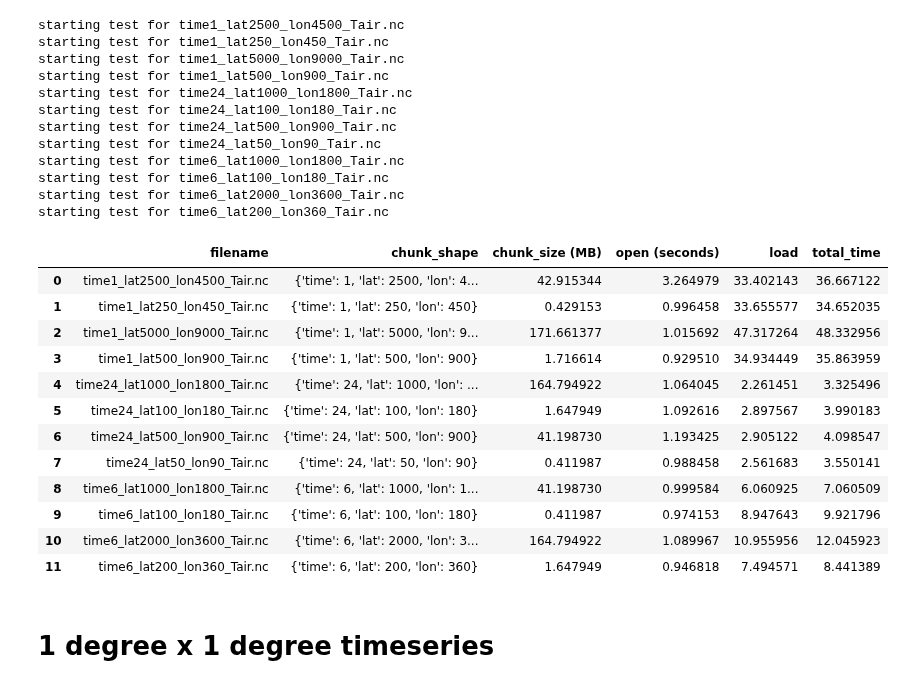
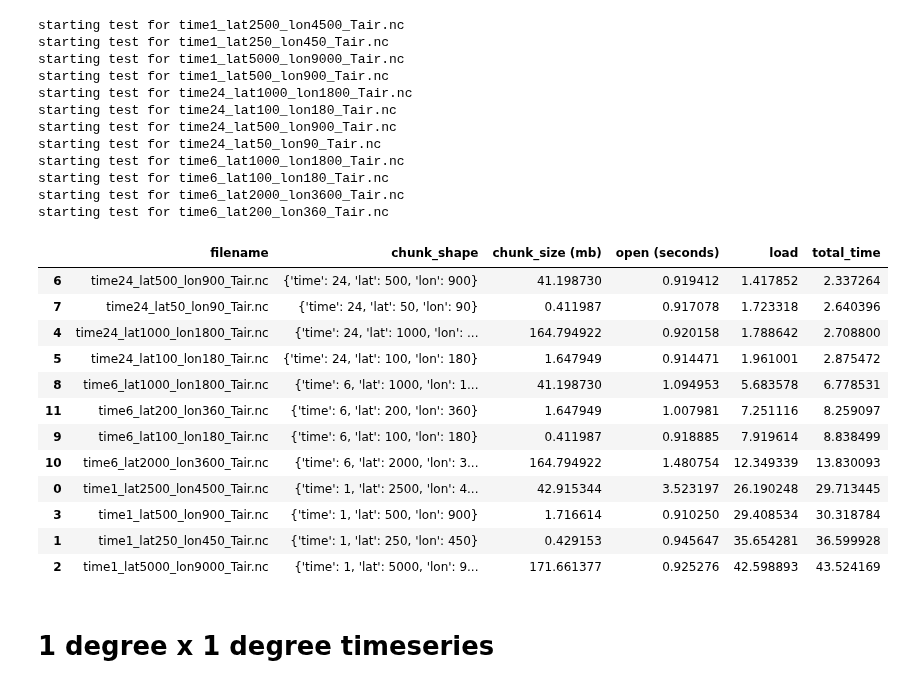
Before and after one commit to NASA-IMPACT/veda-odd, a Jupyter notebook: nldas_benchmarking/02_tests/timeseries_test.ipynb, the cells around one changed output. Drawn from its saved outputs; the diff is of its cells as text; code cells hidden in the pictures.

```diff
--- a/nldas_benchmarking/02_tests/timeseries_test.ipynb
+++ b/nldas_benchmarking/02_tests/timeseries_test.ipynb
@@ -5,7 +8,7 @@ from IPython.display import display, HTML
 
 import test_helpers
 # %%
-s3fsfs = s3fs.S3FileSystem()
+s3fsfs = s3fs.S3FileSystem(default_fill_cache=False)
 test_files = test_helpers.list_test_files(s3fsfs)
 # %% [markdown]
 # 0.01 degree x 0.01 degree timeseries
@@ -35,21 +38,21 @@ starting test for time6_lat100_lon180_Tair.nc
 starting test for time6_lat2000_lon3600_Tair.nc
 starting test for time6_lat200_lon360_Tair.nc
 # %%
-pd.DataFrame(open_and_load_times)
+pd.DataFrame(open_and_load_times).sort_values(by='total_time')
 # %% [output]
-|  | filename | chunk_shape | chunk_size (MB) | open (seconds) | load | total_time |
-| 0 | time1_lat2500_lon4500_Tair.nc | {'time': 1, 'lat': 2500, 'lon': 4... | 42.915344 | 3.264979 | 33.402143 | 36.667122 |
-| 1 | time1_lat250_lon450_Tair.nc | {'time': 1, 'lat': 250, 'lon': 450} | 0.429153 | 0.996458 | 33.655577 | 34.652035 |
-| 2 | time1_lat5000_lon9000_Tair.nc | {'time': 1, 'lat': 5000, 'lon': 9... | 171.661377 | 1.015692 | 47.317264 | 48.332956 |
-| 3 | time1_lat500_lon900_Tair.nc | {'time': 1, 'lat': 500, 'lon': 900} | 1.716614 | 0.929510 | 34.934449 | 35.863959 |
-| 4 | time24_lat1000_lon1800_Tair.nc | {'time': 24, 'lat': 1000, 'lon': ... | 164.794922 | 1.064045 | 2.261451 | 3.325496 |
-| 5 | time24_lat100_lon180_Tair.nc | {'time': 24, 'lat': 100, 'lon': 180} | 1.647949 | 1.092616 | 2.897567 | 3.990183 |
-| 6 | time24_lat500_lon900_Tair.nc | {'time': 24, 'lat': 500, 'lon': 900} | 41.198730 | 1.193425 | 2.905122 | 4.098547 |
-| 7 | time24_lat50_lon90_Tair.nc | {'time': 24, 'lat': 50, 'lon': 90} | 0.411987 | 0.988458 | 2.561683 | 3.550141 |
-| 8 | time6_lat1000_lon1800_Tair.nc | {'time': 6, 'lat': 1000, 'lon': 1... | 41.198730 | 0.999584 | 6.060925 | 7.060509 |
-| 9 | time6_lat100_lon180_Tair.nc | {'time': 6, 'lat': 100, 'lon': 180} | 0.411987 | 0.974153 | 8.947643 | 9.921796 |
-| 10 | time6_lat2000_lon3600_Tair.nc | {'time': 6, 'lat': 2000, 'lon': 3... | 164.794922 | 1.089967 | 10.955956 | 12.045923 |
-| 11 | time6_lat200_lon360_Tair.nc | {'time': 6, 'lat': 200, 'lon': 360} | 1.647949 | 0.946818 | 7.494571 | 8.441389 |
+|  | filename | chunk_shape | chunk_size (mb) | open (seconds) | load | total_time |
+| 6 | time24_lat500_lon900_Tair.nc | {'time': 24, 'lat': 500, 'lon': 900} | 41.198730 | 0.919412 | 1.417852 | 2.337264 |
+| 7 | time24_lat50_lon90_Tair.nc | {'time': 24, 'lat': 50, 'lon': 90} | 0.411987 | 0.917078 | 1.723318 | 2.640396 |
+| 4 | time24_lat1000_lon1800_Tair.nc | {'time': 24, 'lat': 1000, 'lon': ... | 164.794922 | 0.920158 | 1.788642 | 2.708800 |
+| 5 | time24_lat100_lon180_Tair.nc | {'time': 24, 'lat': 100, 'lon': 180} | 1.647949 | 0.914471 | 1.961001 | 2.875472 |
+| 8 | time6_lat1000_lon1800_Tair.nc | {'time': 6, 'lat': 1000, 'lon': 1... | 41.198730 | 1.094953 | 5.683578 | 6.778531 |
+| 11 | time6_lat200_lon360_Tair.nc | {'time': 6, 'lat': 200, 'lon': 360} | 1.647949 | 1.007981 | 7.251116 | 8.259097 |
+| 9 | time6_lat100_lon180_Tair.nc | {'time': 6, 'lat': 100, 'lon': 180} | 0.411987 | 0.918885 | 7.919614 | 8.838499 |
+| 10 | time6_lat2000_lon3600_Tair.nc | {'time': 6, 'lat': 2000, 'lon': 3... | 164.794922 | 1.480754 | 12.349339 | 13.830093 |
+| 0 | time1_lat2500_lon4500_Tair.nc | {'time': 1, 'lat': 2500, 'lon': 4... | 42.915344 | 3.523197 | 26.190248 | 29.713445 |
+| 3 | time1_lat500_lon900_Tair.nc | {'time': 1, 'lat': 500, 'lon': 900} | 1.716614 | 0.910250 | 29.408534 | 30.318784 |
+| 1 | time1_lat250_lon450_Tair.nc | {'time': 1, 'lat': 250, 'lon': 450} | 0.429153 | 0.945647 | 35.654281 | 36.599928 |
+| 2 | time1_lat5000_lon9000_Tair.nc | {'time': 1, 'lat': 5000, 'lon': 9... | 171.661377 | 0.925276 | 42.598893 | 43.524169 |
 # %% [markdown]
 # 1 degree x 1 degree timeseries
 # %%
```
Also changed, not shown: parts of 3 cells of this notebook, 6 other files.
